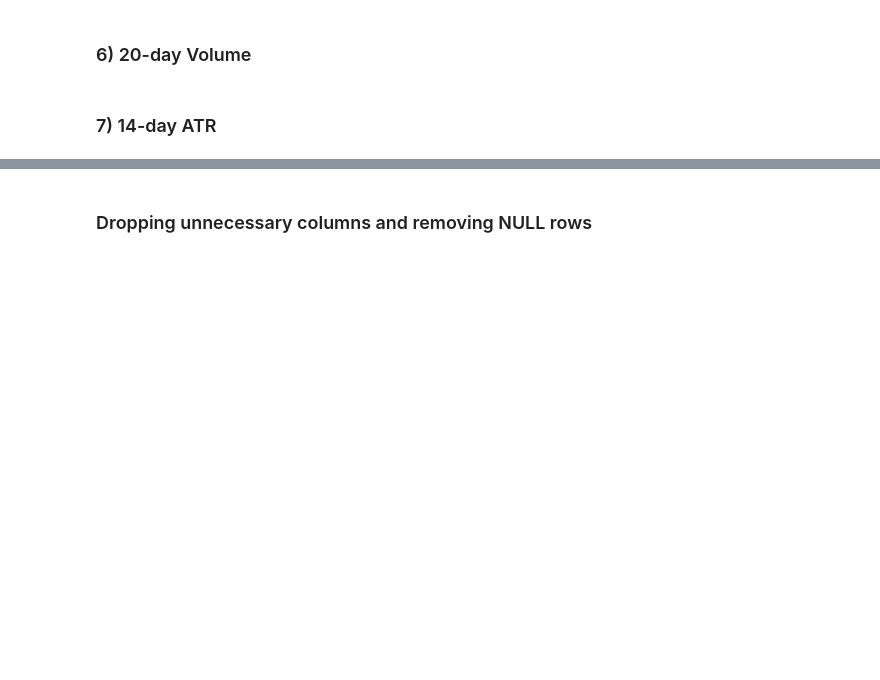
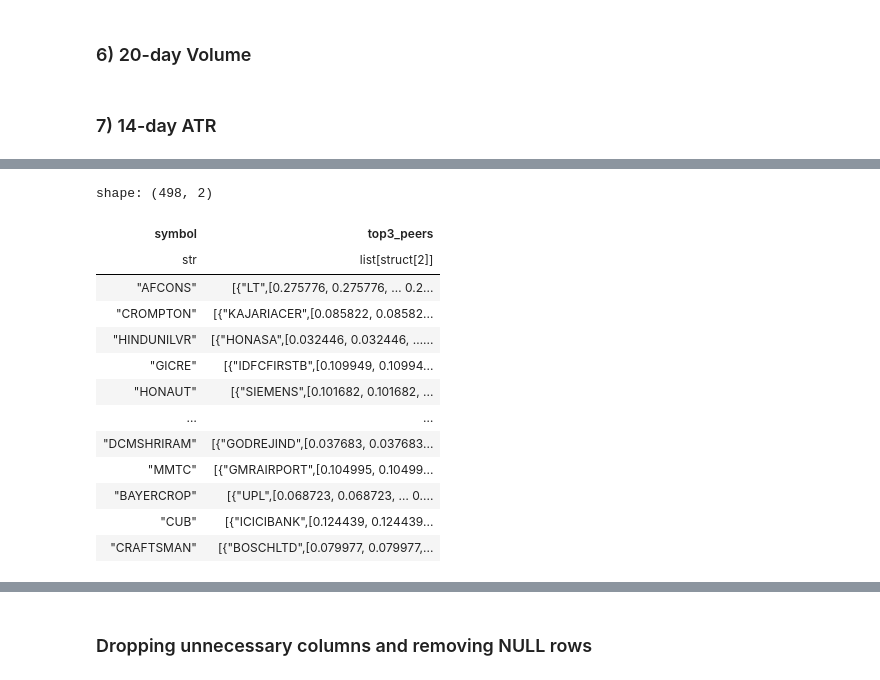
Before and after one commit to jagan010101/algo-trading, a Jupyter notebook: Algo Trading.ipynb, the cells around one changed output, grey strips where cells are left out. Drawn from its saved outputs; the diff is of its cells as text; code cells hidden in the pictures; blank space fills up the shorter version.

```diff
--- a/Algo Trading.ipynb
+++ b/Algo Trading.ipynb
@@ -220,0 +255,4 @@ df = df.with_columns([
+# %%
+pairs = pairs.filter(
+    (pl.col("symbol") != pl.col("symbol_peer")) &
+    (pl.col("industry") == pl.col("industry_peer")))
@@ -220,0 +285,17 @@ df = df.with_columns([
+# %%
+top_peers
+# %% [output]
+shape: (498, 2)
+| symbol | top3_peers |
+| str | list[struct[2]] |
+| "AFCONS" | [{"LT",[0.275776, 0.275776, … 0.2... |
+| "CROMPTON" | [{"KAJARIACER",[0.085822, 0.08582... |
+| "HINDUNILVR" | [{"HONASA",[0.032446, 0.032446, …... |
+| "GICRE" | [{"IDFCFIRSTB",[0.109949, 0.10994... |
+| "HONAUT" | [{"SIEMENS",[0.101682, 0.101682, ... |
+| … | … |
+| "DCMSHRIRAM" | [{"GODREJIND",[0.037683, 0.037683... |
+| "MMTC" | [{"GMRAIRPORT",[0.104995, 0.10499... |
+| "BAYERCROP" | [{"UPL",[0.068723, 0.068723, … 0.... |
+| "CUB" | [{"ICICIBANK",[0.124439, 0.124439... |
+| "CRAFTSMAN" | [{"BOSCHLTD",[0.079977, 0.079977,... |
```
Also changed, not shown: parts of 20 cells of this notebook, 2 other files.
